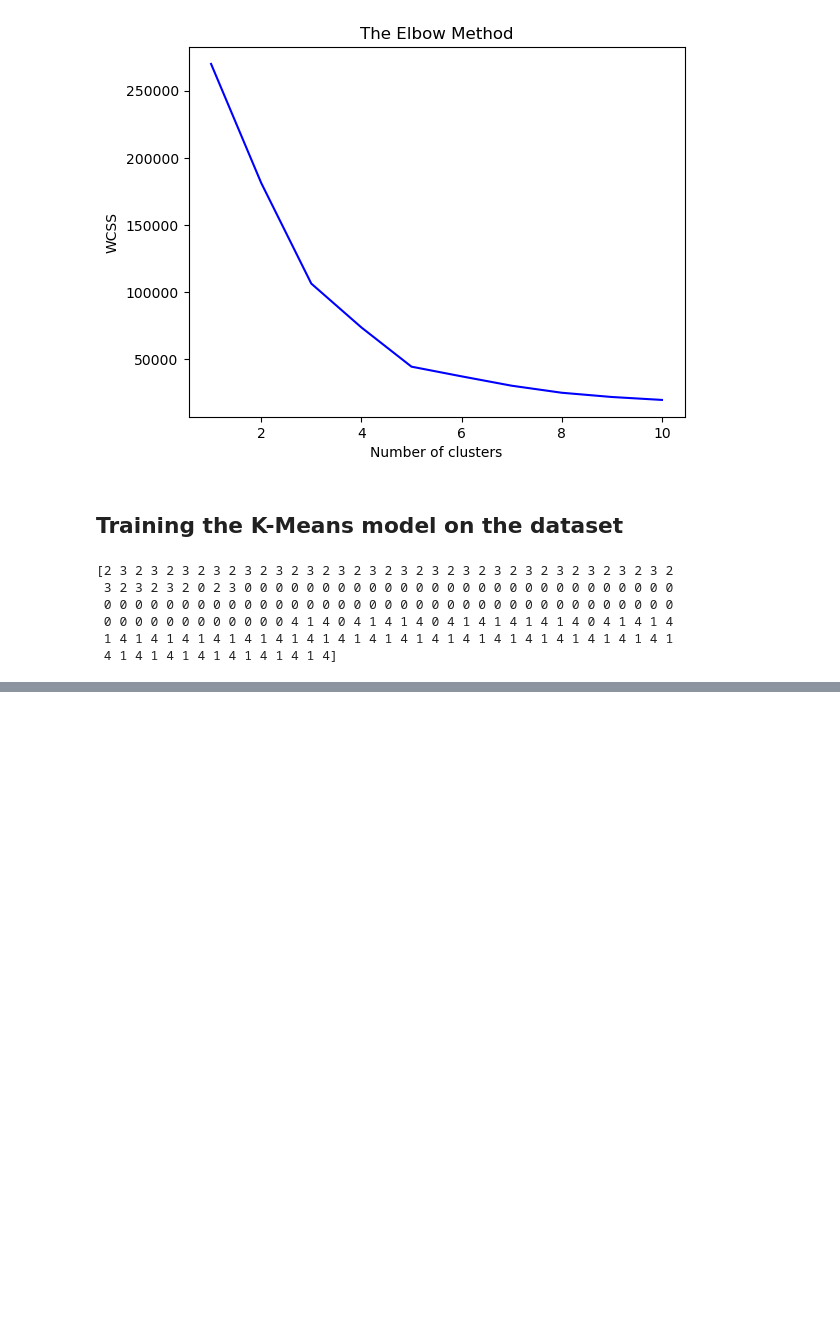
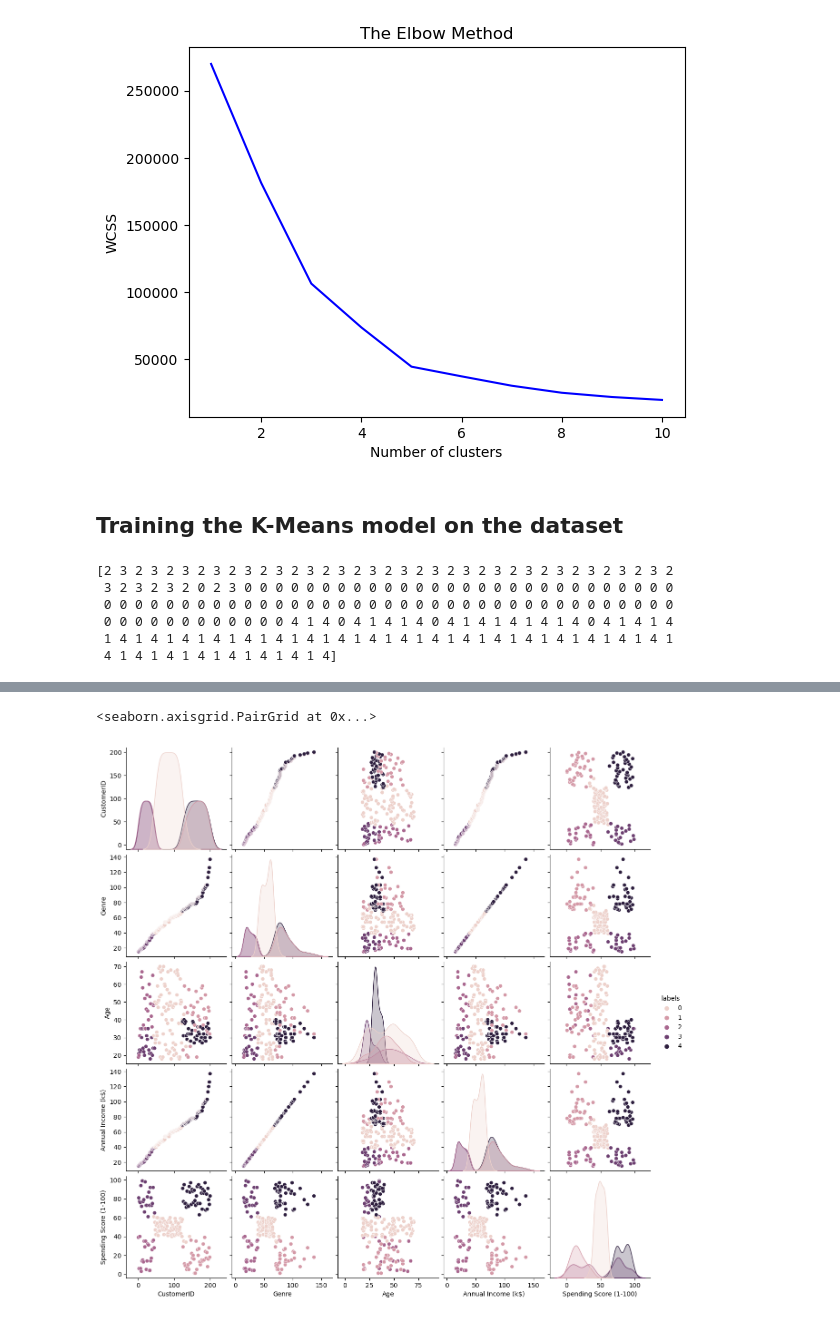
Before and after one commit to Feanor1021/Machine-learning-101, a Jupyter notebook: 3. Clustering/K_means/k_means_clustering.ipynb, the cells around one changed output, grey strips where cells are left out. Saved outputs shown, nothing was run; the diff lists cells and outputs as text; code cells hidden in the pictures; blank space fills up the shorter version.

```diff
--- a/3. Clustering/K_means/k_means_clustering.ipynb
+++ b/3. Clustering/K_means/k_means_clustering.ipynb
@@ -126,0 +178,5 @@ print(y_kmeans)
+# %%
+sb.pairplot(dataset, hue="labels")
+# %% [output]
+<seaborn.axisgrid.PairGrid at 0x...>
+[figure, added]
```
Also changed, not shown: parts of 5 cells of this notebook.
